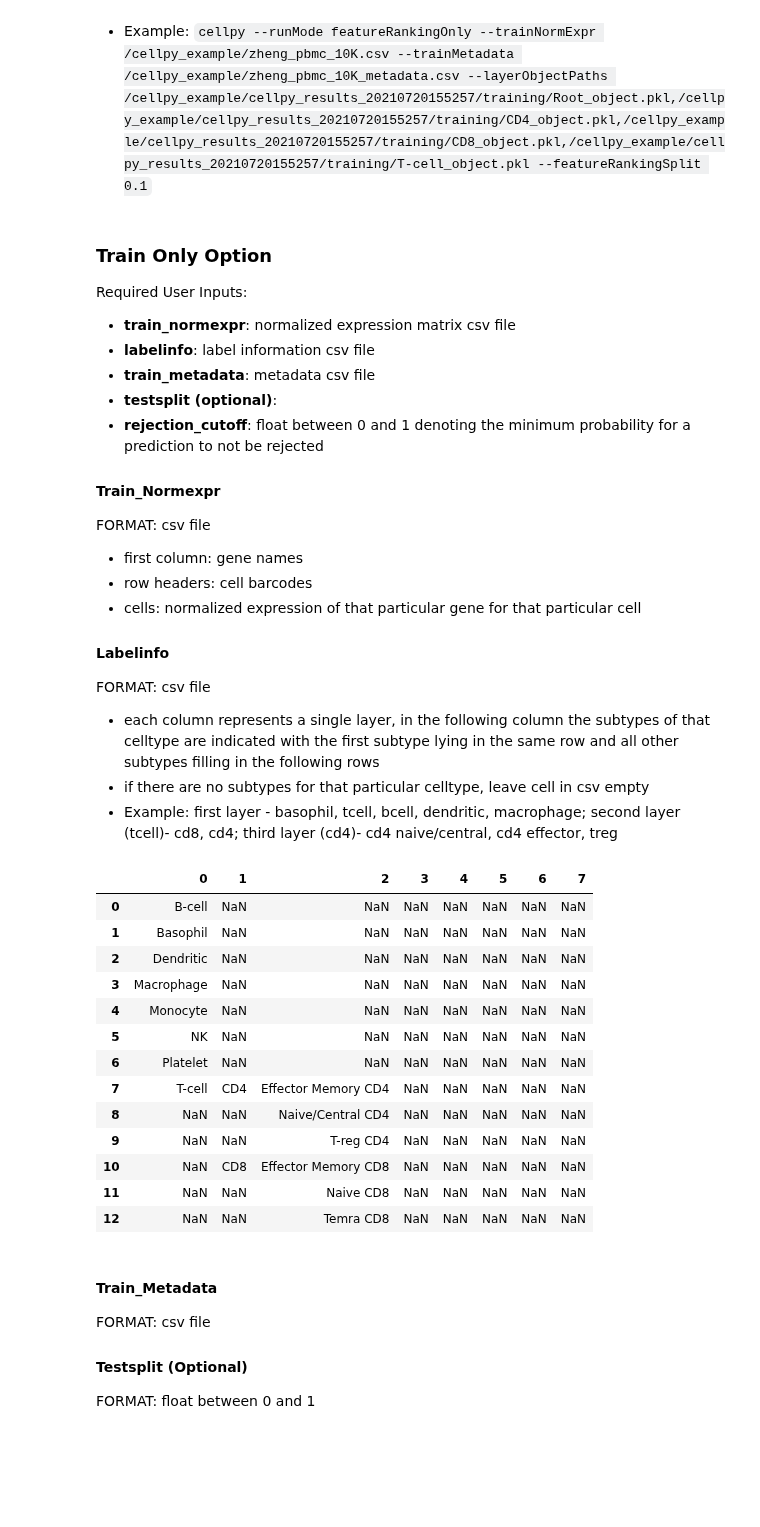
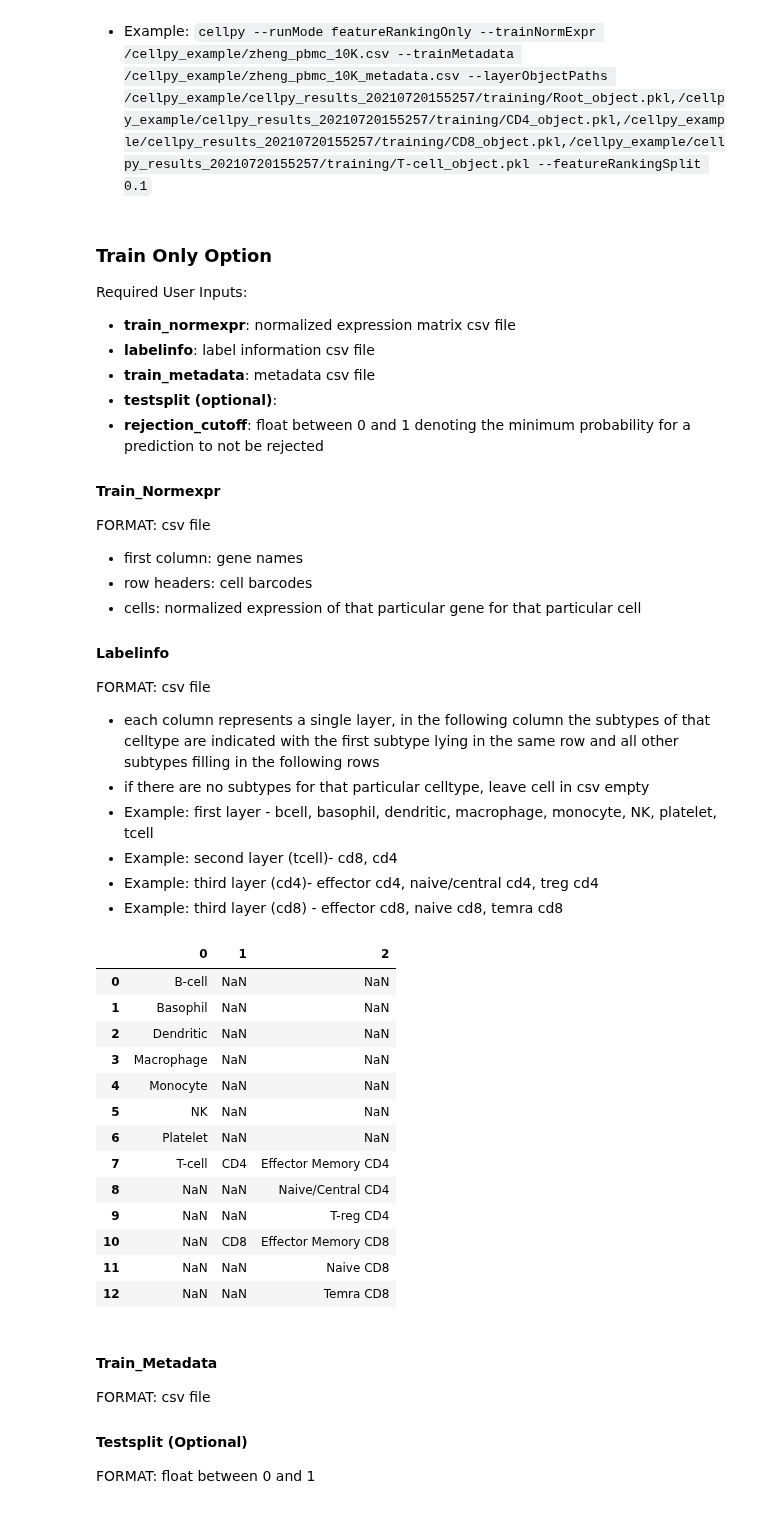
Before and after one commit to devCellPy-Team/devCellPy, a Jupyter notebook: full.ipynb, the cells around one changed output. Saved outputs shown, nothing was run; the diff lists cells and outputs as text; code cells hidden in the pictures; blank space fills up the shorter version.

Commit message:
more examples

```diff
--- a/full.ipynb
+++ b/full.ipynb
@@ -52,26 +52,30 @@ FORMAT: csv file
 FORMAT: csv file
 * each column represents a single layer, in the following column the subtypes of that celltype are indicated with the first subtype lying in the same row and all other subtypes filling in the following rows
 * if there are no subtypes for that particular celltype, leave cell in csv empty
-* Example: first layer - basophil, tcell, bcell, dendritic, macrophage; second layer (tcell)- cd8, cd4; third layer (cd4)- cd4 naive/central, cd4 effector, treg
+* Example: first layer - bcell, basophil, dendritic, macrophage, monocyte, NK, platelet, tcell
+* Example: second layer (tcell)- cd8, cd4
+* Example: third layer (cd4)- effector cd4, naive/central cd4, treg cd4
+* Example: third layer (cd8) - effector cd8, naive cd8, temra cd8
 # %%
+#example labelinfo
 import pandas as pd
-labels = pd.read_csv("~/Desktop/zheng_labelinfo.csv", header=None)
+labels = pd.read_csv("~/Desktop/zheng_labelinfo.csv", header=None, usecols = [0,1,2])
 labels
 # %% [output]
-|  | 0 | 1 | 2 | 3 | 4 | 5 | 6 | 7 |
-| 0 | B-cell | NaN | NaN | NaN | NaN | NaN | NaN | NaN |
-| 1 | Basophil | NaN | NaN | NaN | NaN | NaN | NaN | NaN |
-| 2 | Dendritic | NaN | NaN | NaN | NaN | NaN | NaN | NaN |
-| 3 | Macrophage | NaN | NaN | NaN | NaN | NaN | NaN | NaN |
-| 4 | Monocyte | NaN | NaN | NaN | NaN | NaN | NaN | NaN |
-| 5 | NK | NaN | NaN | NaN | NaN | NaN | NaN | NaN |
-| 6 | Platelet | NaN | NaN | NaN | NaN | NaN | NaN | NaN |
-| 7 | T-cell | CD4 | Effector Memory CD4 | NaN | NaN | NaN | NaN | NaN |
-| 8 | NaN | NaN | Naive/Central CD4 | NaN | NaN | NaN | NaN | NaN |
-| 9 | NaN | NaN | T-reg CD4 | NaN | NaN | NaN | NaN | NaN |
-| 10 | NaN | CD8 | Effector Memory CD8 | NaN | NaN | NaN | NaN | NaN |
-| 11 | NaN | NaN | Naive CD8 | NaN | NaN | NaN | NaN | NaN |
-| 12 | NaN | NaN | Temra CD8 | NaN | NaN | NaN | NaN | NaN |
+|  | 0 | 1 | 2 |
+| 0 | B-cell | NaN | NaN |
+| 1 | Basophil | NaN | NaN |
+| 2 | Dendritic | NaN | NaN |
+| 3 | Macrophage | NaN | NaN |
+| 4 | Monocyte | NaN | NaN |
+| 5 | NK | NaN | NaN |
+| 6 | Platelet | NaN | NaN |
+| 7 | T-cell | CD4 | Effector Memory CD4 |
+| 8 | NaN | NaN | Naive/Central CD4 |
+| 9 | NaN | NaN | T-reg CD4 |
+| 10 | NaN | CD8 | Effector Memory CD8 |
+| 11 | NaN | NaN | Naive CD8 |
+| 12 | NaN | NaN | Temra CD8 |
 # %% [markdown]
 #### Train_Metadata
 
```
